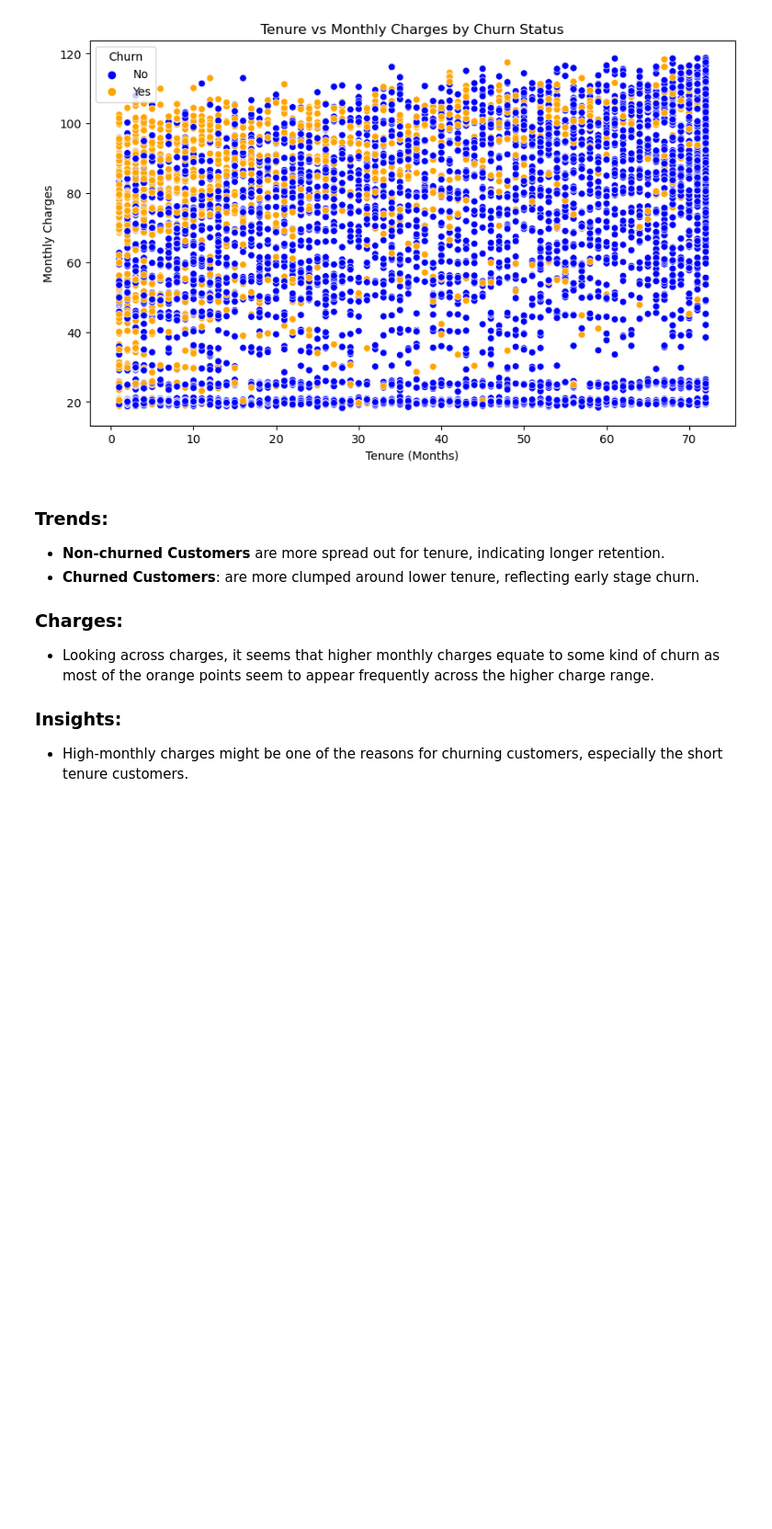
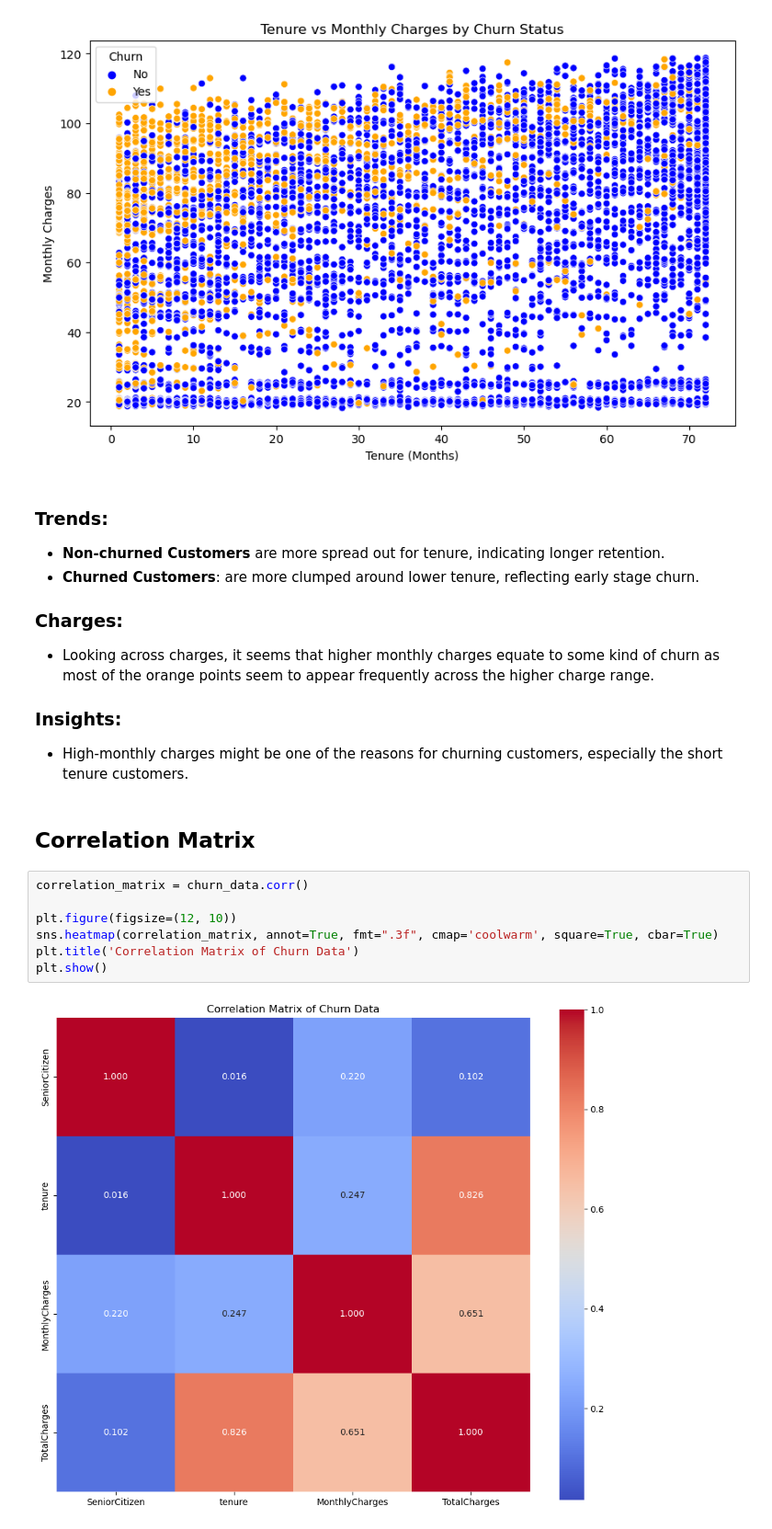
Before and after one commit to asaid03/churn-prediction, a Jupyter notebook: Telecom_Churn_EDA.ipynb, the cells around one changed output. Shown at 92% size. Drawn from its saved outputs; the diff is of its cells as text; blank space fills up the shorter version.

Commit message:
Feat :Completed exploratory data analysis (EDA) with key insights into customer churn patterns.

```diff
--- a/Telecom_Churn_EDA.ipynb
+++ b/Telecom_Churn_EDA.ipynb
@@ -532,3 +532,14 @@ plt.show()
 
 ### Insights:
 - High-monthly charges might be one of the reasons for churning customers, especially the short tenure customers.
+# %% [markdown]
+## Correlation Matrix
+# %%
+correlation_matrix = churn_data.corr()
+
+plt.figure(figsize=(12, 10))
+sns.heatmap(correlation_matrix, annot=True, fmt=".3f", cmap='coolwarm', square=True, cbar=True)
+plt.title('Correlation Matrix of Churn Data')
+plt.show()
+# %% [output]
+[figure, added]
```
